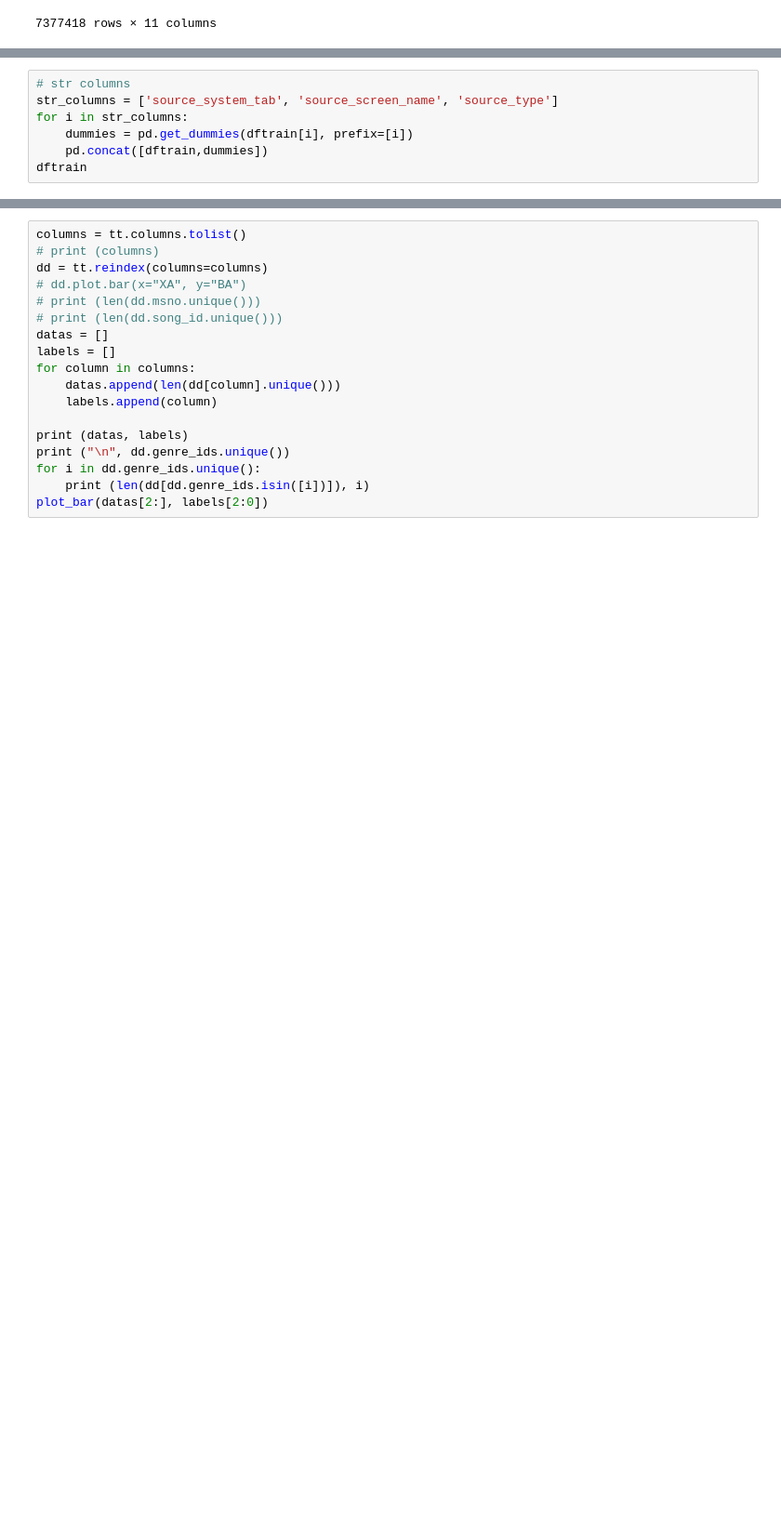
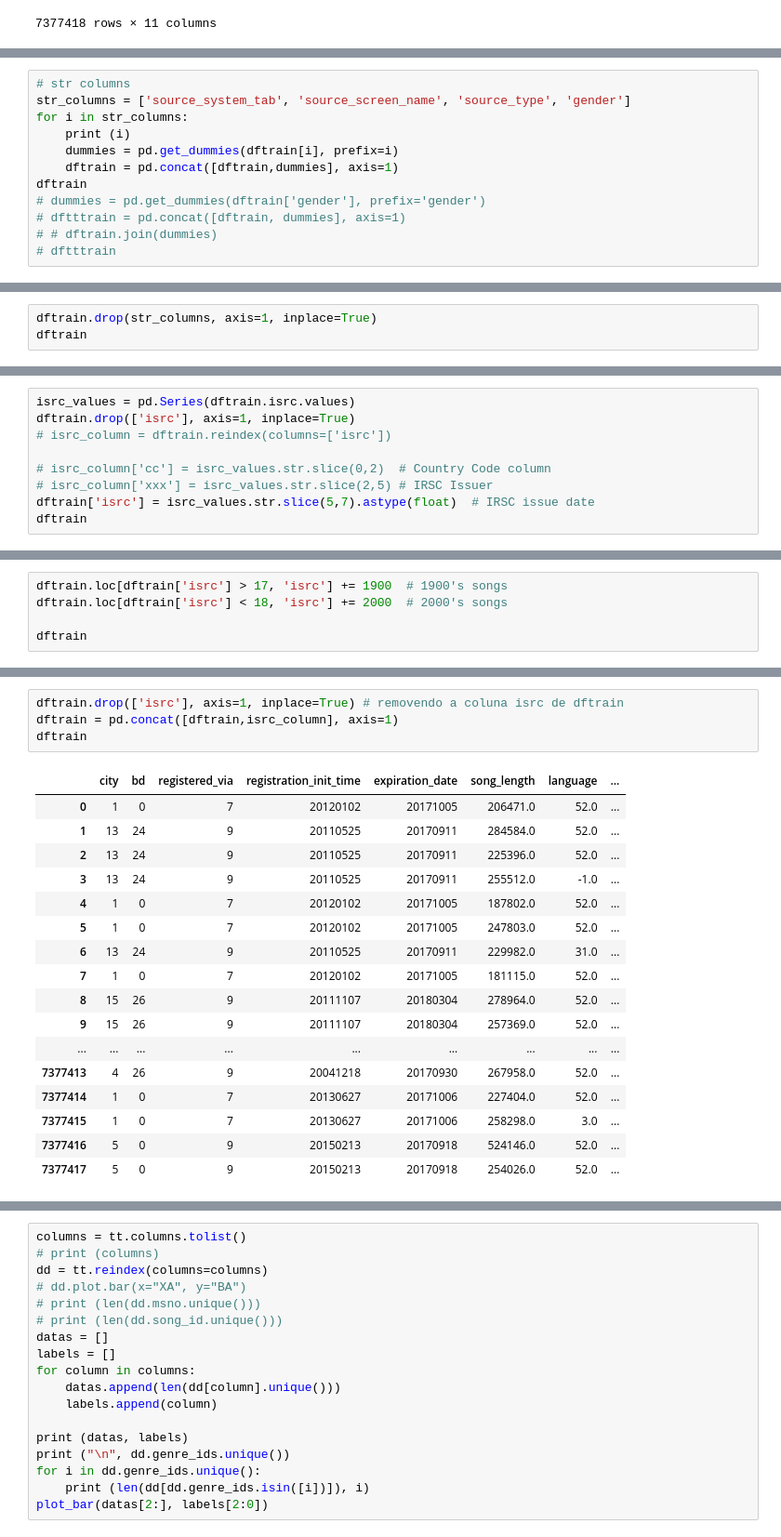
Before and after one commit to jailson-dias/aprendizagem-de-maquina, a Jupyter notebook: Projeto 2/Projeto AM.ipynb, the cells around one changed output, grey strips where cells are left out. Shown at 93% size. Saved outputs shown, nothing was run; the diff lists cells and outputs as text; blank space fills up the shorter version.

Commit message:
adicionando tratamento nas colunas de texto

```diff
--- a/Projeto 2/Projeto AM.ipynb
+++ b/Projeto 2/Projeto AM.ipynb
@@ -220,7 +258,12 @@ language ==> 11 <class 'numpy.float64'>
 # %%
 # str columns
-str_columns = ['source_system_tab', 'source_screen_name', 'source_type']
+str_columns = ['source_system_tab', 'source_screen_name', 'source_type', 'gender']
 for i in str_columns:
-    dummies = pd.get_dummies(dftrain[i], prefix=[i])
-    pd.concat([dftrain,dummies])
+    print (i)
+    dummies = pd.get_dummies(dftrain[i], prefix=i)
+    dftrain = pd.concat([dftrain,dummies], axis=1)
 dftrain
+# dummies = pd.get_dummies(dftrain['gender'], prefix='gender')
+# dftttrain = pd.concat([dftrain, dummies], axis=1)
+# # dftrain.join(dummies)
+# dftttrain
@@ -226,0 +295,3 @@ dftrain
+# %%
+dftrain.drop(str_columns, axis=1, inplace=True)
+dftrain
@@ -226,0 +302,9 @@ dftrain
+# %%
+isrc_values = pd.Series(dftrain.isrc.values)
+dftrain.drop(['isrc'], axis=1, inplace=True)
+# isrc_column = dftrain.reindex(columns=['isrc'])
+
+# isrc_column['cc'] = isrc_values.str.slice(0,2)  # Country Code column
+# isrc_column['xxx'] = isrc_values.str.slice(2,5) # IRSC Issuer
+dftrain['isrc'] = isrc_values.str.slice(5,7).astype(float)  # IRSC issue date
+dftrain
@@ -226,0 +313,5 @@ dftrain
+# %%
+dftrain.loc[dftrain['isrc'] > 17, 'isrc'] += 1900  # 1900's songs
+dftrain.loc[dftrain['isrc'] < 18, 'isrc'] += 2000  # 2000's songs
+
+dftrain
@@ -226,0 +333,22 @@ dftrain
+# %%
+dftrain.drop(['isrc'], axis=1, inplace=True) # removendo a coluna isrc de dftrain
+dftrain = pd.concat([dftrain,isrc_column], axis=1)
+dftrain
+# %% [output]
+|  | city | bd | registered_via | registration_init_time | expiration_date | song_length | language | ... |
+| 0 | 1 | 0 | 7 | 20120102 | 20171005 | 206471.0 | 52.0 | ... |
+| 1 | 13 | 24 | 9 | 20110525 | 20170911 | 284584.0 | 52.0 | ... |
+| 2 | 13 | 24 | 9 | 20110525 | 20170911 | 225396.0 | 52.0 | ... |
+| 3 | 13 | 24 | 9 | 20110525 | 20170911 | 255512.0 | -1.0 | ... |
+| 4 | 1 | 0 | 7 | 20120102 | 20171005 | 187802.0 | 52.0 | ... |
+| 5 | 1 | 0 | 7 | 20120102 | 20171005 | 247803.0 | 52.0 | ... |
+| 6 | 13 | 24 | 9 | 20110525 | 20170911 | 229982.0 | 31.0 | ... |
+| 7 | 1 | 0 | 7 | 20120102 | 20171005 | 181115.0 | 52.0 | ... |
+| 8 | 15 | 26 | 9 | 20111107 | 20180304 | 278964.0 | 52.0 | ... |
+| 9 | 15 | 26 | 9 | 20111107 | 20180304 | 257369.0 | 52.0 | ... |
+| ... | ... | ... | ... | ... | ... | ... | ... | ... |
+| 7377413 | 4 | 26 | 9 | 20041218 | 20170930 | 267958.0 | 52.0 | ... |
+| 7377414 | 1 | 0 | 7 | 20130627 | 20171006 | 227404.0 | 52.0 | ... |
+| 7377415 | 1 | 0 | 7 | 20130627 | 20171006 | 258298.0 | 3.0 | ... |
+| 7377416 | 5 | 0 | 9 | 20150213 | 20170918 | 524146.0 | 52.0 | ... |
+| 7377417 | 5 | 0 | 9 | 20150213 | 20170918 | 254026.0 | 52.0 | ... |
```
Also changed, not shown: parts of 10 cells of this notebook.
